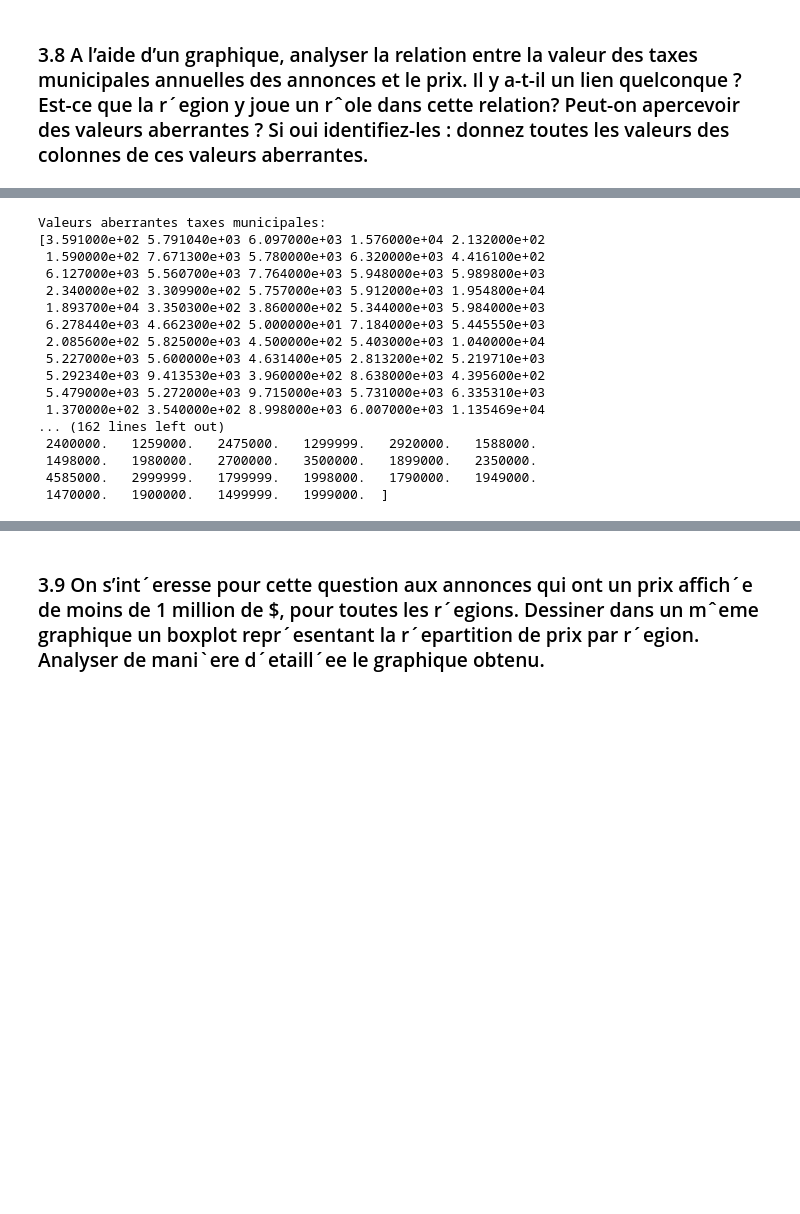
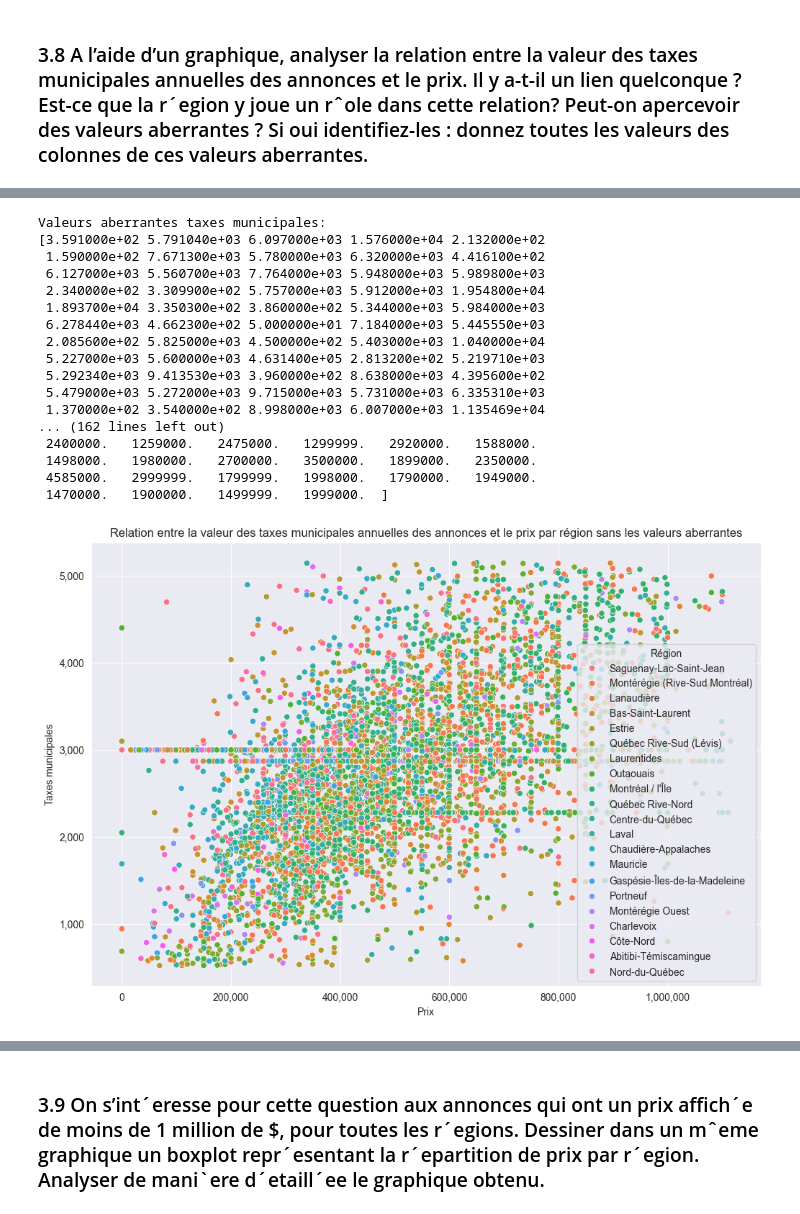
Before and after one commit to Brescou/INF810--tp2, a Jupyter notebook: notebooks/tp2_part1.ipynb, the cells around one changed output, grey strips where cells are left out. Cells and saved outputs as stored; diff of their text form; code cells hidden in the pictures; blank space fills up the shorter version.

```diff
--- a/notebooks/tp2_part1.ipynb
+++ b/notebooks/tp2_part1.ipynb
@@ -900,30 +878,44 @@ plt.gca().xaxis.set_major_formatter(StrMethodFormatter('{x:,.0f}'))
 
 plt.title("Relation entre la valeur des taxes municipales annuelles des annonces et le prix par région")
 plt.xlabel("Prix")
 plt.ylabel("Taxes municipales")
 plt.show()
 
 print("Valeurs aberrantes taxes municipales:")
 print(find_outliers(df, "Taxes municipales")["Taxes municipales"].unique())
 
 print("Valeurs aberrantes prix:")
 print(find_outliers(df, "Prix")["Prix"].unique())
+
+plt.figure(figsize=(12, 8))
+outliers_taxes = remove_outliers(df, "Taxes municipales")
+outliers_prix = remove_outliers(outliers_taxes, "Prix")
+sns.scatterplot(x='Prix', y='Taxes municipales', hue="Région", data=outliers_prix)
+plt.gca().yaxis.set_major_formatter(StrMethodFormatter('{x:,.0f}'))
+plt.gca().xaxis.set_major_formatter(StrMethodFormatter('{x:,.0f}'))
+
+plt.title(
+    "Relation entre la valeur des taxes municipales annuelles des annonces et le prix par région sans les valeurs aberrantes")
+plt.xlabel("Prix")
+plt.ylabel("Taxes municipales")
+plt.show()
 # %% [output]
 [figure]
 Valeurs aberrantes taxes municipales:
 [3.591000e+02 5.791040e+03 6.097000e+03 1.576000e+04 2.132000e+02
  1.590000e+02 7.671300e+03 5.780000e+03 6.320000e+03 4.416100e+02
  6.127000e+03 5.560700e+03 7.764000e+03 5.948000e+03 5.989800e+03
  2.340000e+02 3.309900e+02 5.757000e+03 5.912000e+03 1.954800e+04
  1.893700e+04 3.350300e+02 3.860000e+02 5.344000e+03 5.984000e+03
  6.278440e+03 4.662300e+02 5.000000e+01 7.184000e+03 5.445550e+03
  2.085600e+02 5.825000e+03 4.500000e+02 5.403000e+03 1.040000e+04
  5.227000e+03 5.600000e+03 4.631400e+05 2.813200e+02 5.219710e+03
  5.292340e+03 9.413530e+03 3.960000e+02 8.638000e+03 4.395600e+02
  5.479000e+03 5.272000e+03 9.715000e+03 5.731000e+03 6.335310e+03
  1.370000e+02 3.540000e+02 8.998000e+03 6.007000e+03 1.135469e+04
 ... (162 lines left out)
  2400000.   1259000.   2475000.   1299999.   2920000.   1588000.
  1498000.   1980000.   2700000.   3500000.   1899000.   2350000.
  4585000.   2999999.   1799999.   1998000.   1790000.   1949000.
  1470000.   1900000.   1499999.   1999000.  ]
+[figure, added]
```
Also changed, not shown: parts of 33 cells of this notebook, 12 other files.
